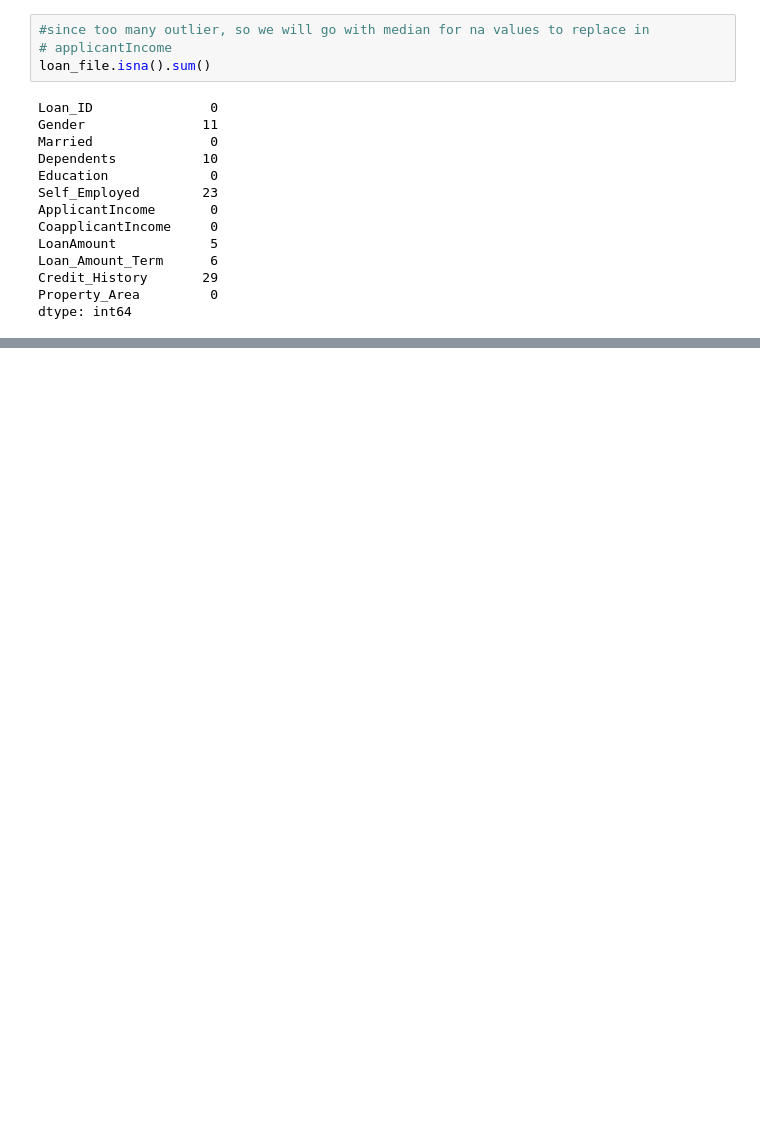
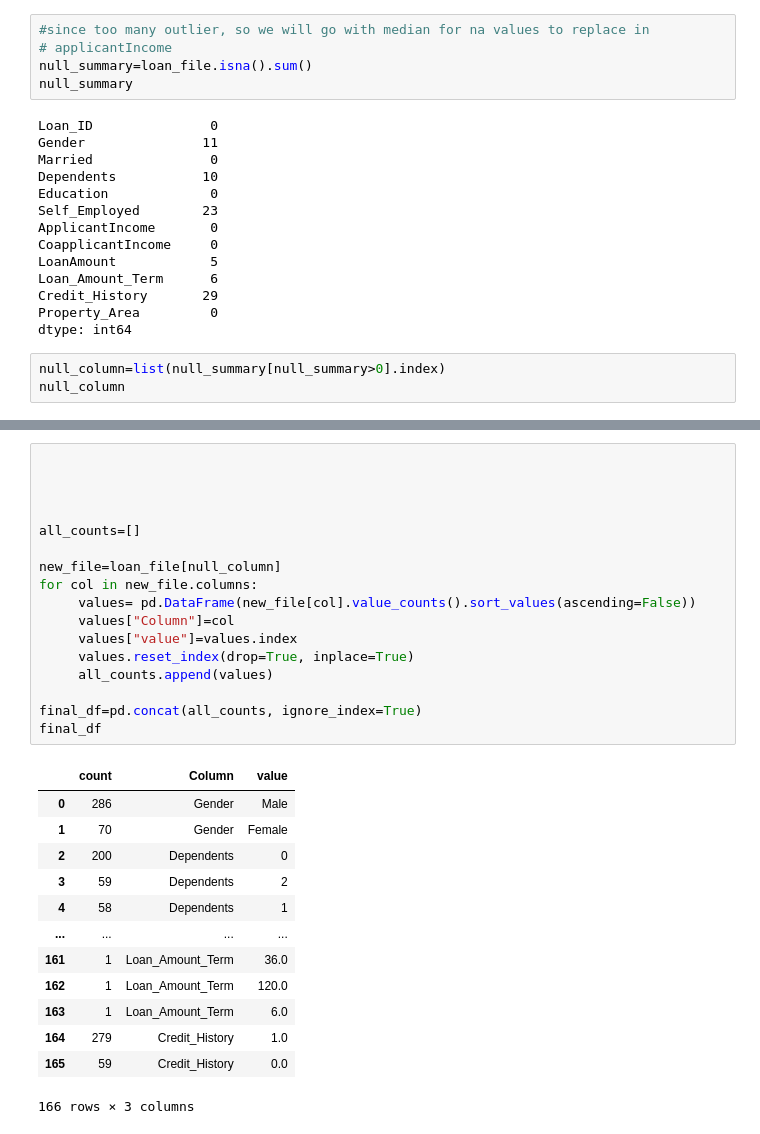
Before and after one commit to KunalNeon/Projects, a Jupyter notebook: loan_prediction.ipynb, the cells around one changed output, grey strips where cells are left out. Drawn from its saved outputs; the diff is of its cells as text; blank space fills up the shorter version.

```diff
--- a/loan_prediction.ipynb
+++ b/loan_prediction.ipynb
@@ -382,7 +382,8 @@ axes[1].boxplot(loan_file[columns[0]])
 # %%
 #since too many outlier, so we will go with median for na values to replace in
 # applicantIncome
-loan_file.isna().sum()
+null_summary=loan_file.isna().sum()
+null_summary
 # %% [output]
 Loan_ID               0
 Gender               11
@@ -397,3 +398,6 @@ Loan_Amount_Term      6
 Credit_History       29
 Property_Area         0
 dtype: int64
+# %%
+null_column=list(null_summary[null_summary>0].index)
+null_column
@@ -399,0 +438,31 @@ dtype: int64
+# %%
+
+
+
+
+all_counts=[]
+
+new_file=loan_file[null_column]
+for col in new_file.columns:
+     values= pd.DataFrame(new_file[col].value_counts().sort_values(ascending=False))
+     values["Column"]=col
+     values["value"]=values.index
+     values.reset_index(drop=True, inplace=True)
+     all_counts.append(values)
+
+final_df=pd.concat(all_counts, ignore_index=True)
+final_df
+# %% [output]
+|  | count | Column | value |
+| 0 | 286 | Gender | Male |
+| 1 | 70 | Gender | Female |
+| 2 | 200 | Dependents | 0 |
+| 3 | 59 | Dependents | 2 |
+| 4 | 58 | Dependents | 1 |
+| ... | ... | ... | ... |
+| 161 | 1 | Loan_Amount_Term | 36.0 |
+| 162 | 1 | Loan_Amount_Term | 120.0 |
+| 163 | 1 | Loan_Amount_Term | 6.0 |
+| 164 | 279 | Credit_History | 1.0 |
+| 165 | 59 | Credit_History | 0.0 |
+166 rows × 3 columns
```
Also changed, not shown: parts of 7 cells of this notebook.
